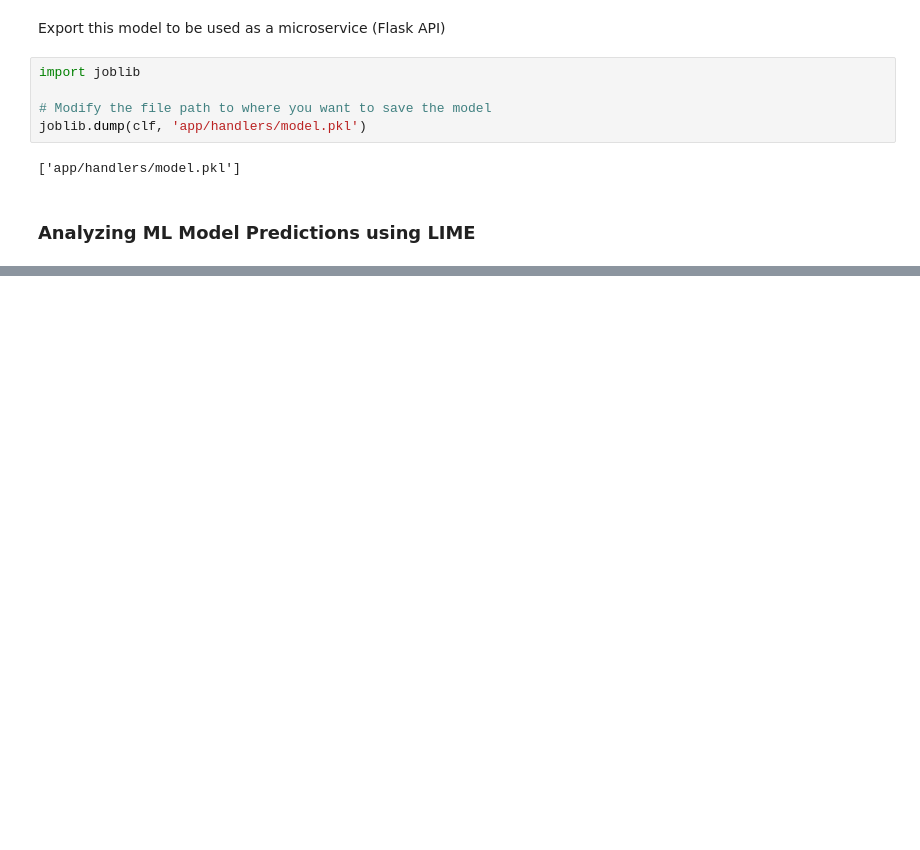
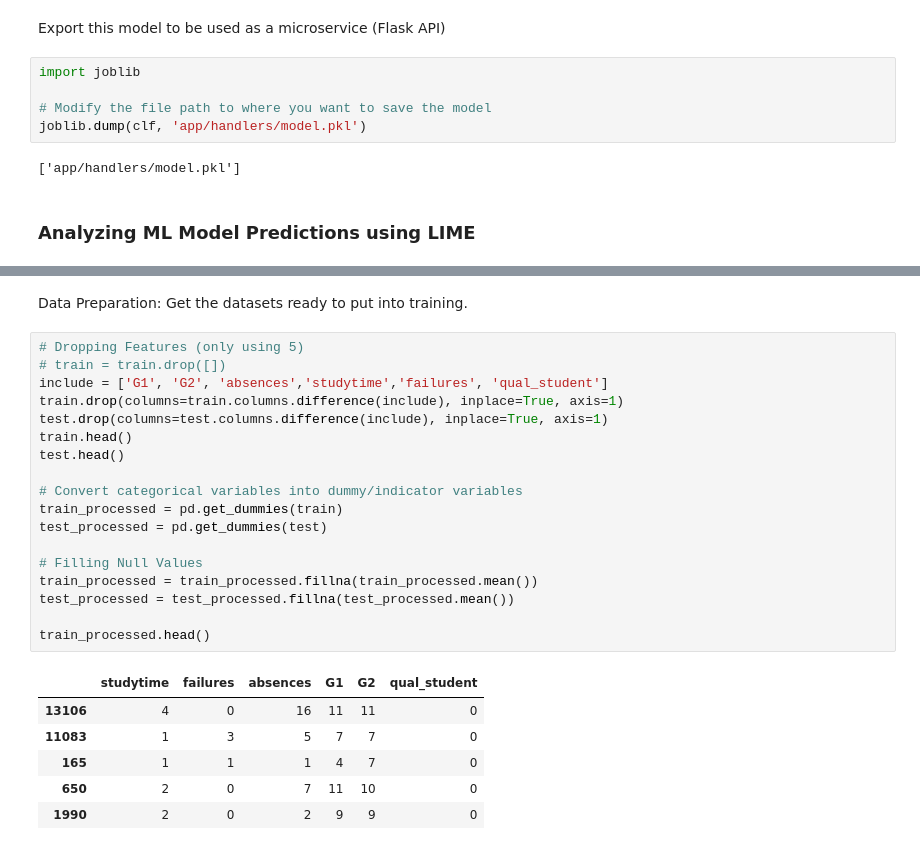
Before and after one commit to CMU-313/fall-22-hw4-team-boba, a Jupyter notebook: model_build.ipynb, the cells around one changed output, grey strips where cells are left out. Cells and saved outputs as stored; diff of their text form; blank space fills up the shorter version.

```diff
--- a/model_build.ipynb
+++ b/model_build.ipynb
@@ -165,0 +206,27 @@ joblib.dump(clf, 'app/handlers/model.pkl')
+# %% [markdown]
+Data Preparation: Get the datasets ready to put into training.
+# %%
+# Dropping Features (only using 5)
+# train = train.drop([])
+include = ['G1', 'G2', 'absences','studytime','failures', 'qual_student']
+train.drop(columns=train.columns.difference(include), inplace=True, axis=1)
+test.drop(columns=test.columns.difference(include), inplace=True, axis=1)
+train.head()
+test.head()
+
+# Convert categorical variables into dummy/indicator variables
+train_processed = pd.get_dummies(train)
+test_processed = pd.get_dummies(test)
+
+# Filling Null Values
+train_processed = train_processed.fillna(train_processed.mean())
+test_processed = test_processed.fillna(test_processed.mean())
+
+train_processed.head()
+# %% [output]
+|  | studytime | failures | absences | G1 | G2 | qual_student |
+| 13106 | 4 | 0 | 16 | 11 | 11 | 0 |
+| 11083 | 1 | 3 | 5 | 7 | 7 | 0 |
+| 165 | 1 | 1 | 1 | 4 | 7 | 0 |
+| 650 | 2 | 0 | 7 | 11 | 10 | 0 |
+| 1990 | 2 | 0 | 2 | 9 | 9 | 0 |
```
Also changed, not shown: parts of 17 cells of this notebook, 1 other file.
